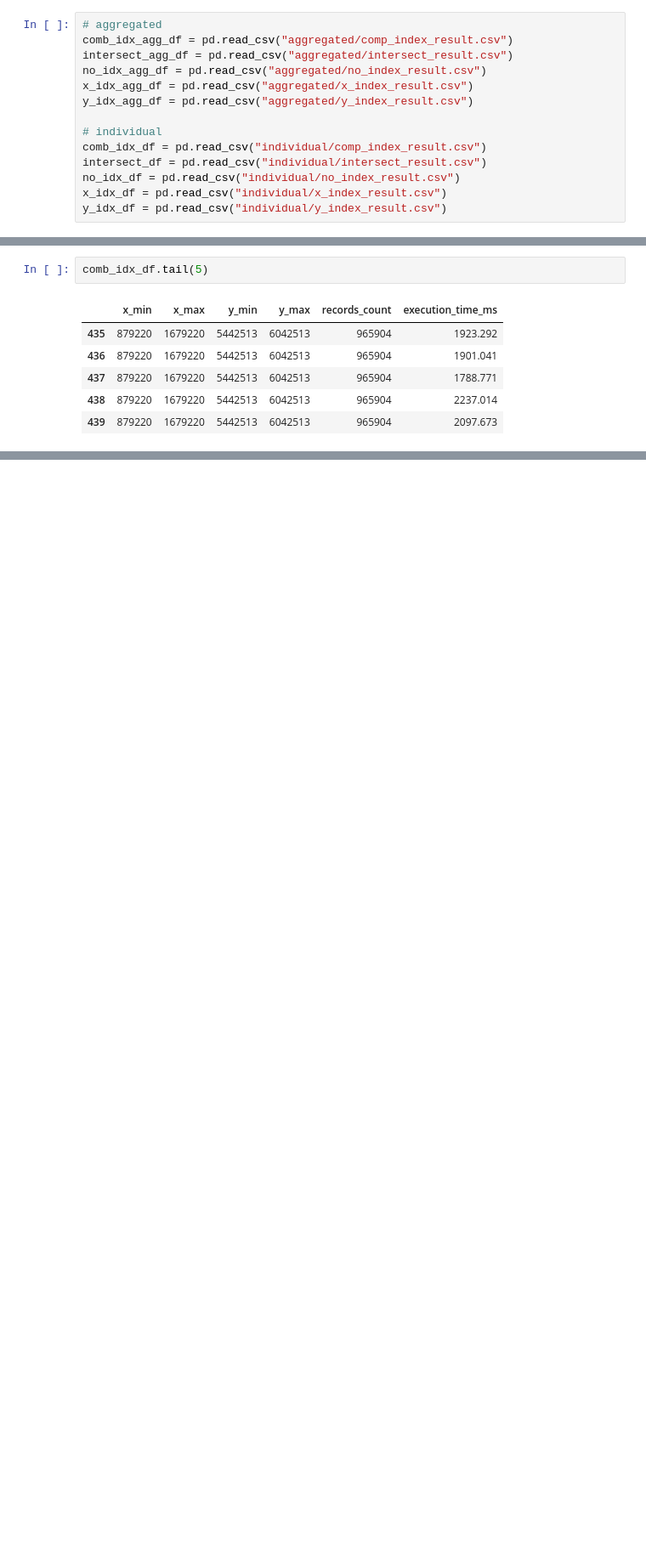
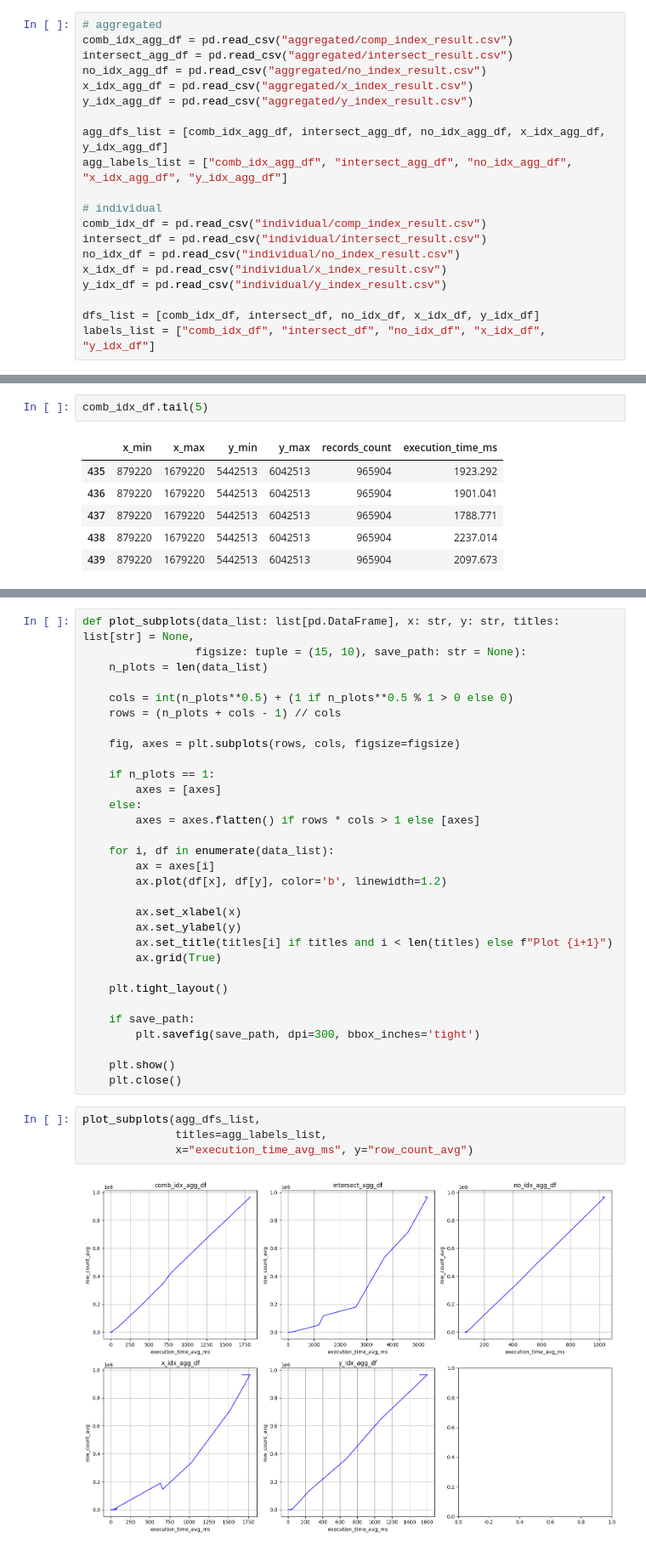
Before and after one commit to deyme17/SQLite_Index_benchmarks, a Jupyter notebook: results/results_analysis.ipynb, the cells around one changed output, grey strips where cells are left out. Shown at 85% size. Drawn from its saved outputs; the diff is of its cells as text; blank space fills up the shorter version.

```diff
--- a/results/results_analysis.ipynb
+++ b/results/results_analysis.ipynb
@@ -12,12 +12,18 @@ no_idx_agg_df = pd.read_csv("aggregated/no_index_result.csv")
 x_idx_agg_df = pd.read_csv("aggregated/x_index_result.csv")
 y_idx_agg_df = pd.read_csv("aggregated/y_index_result.csv")
 
+agg_dfs_list = [comb_idx_agg_df, intersect_agg_df, no_idx_agg_df, x_idx_agg_df, y_idx_agg_df]
+agg_labels_list = ["comb_idx_agg_df", "intersect_agg_df", "no_idx_agg_df", "x_idx_agg_df", "y_idx_agg_df"]
+
 # individual
 comb_idx_df = pd.read_csv("individual/comp_index_result.csv")
 intersect_df = pd.read_csv("individual/intersect_result.csv")
 no_idx_df = pd.read_csv("individual/no_index_result.csv")
 x_idx_df = pd.read_csv("individual/x_index_result.csv")
 y_idx_df = pd.read_csv("individual/y_index_result.csv")
+
+dfs_list = [comb_idx_df, intersect_df, no_idx_df, x_idx_df, y_idx_df]
+labels_list = ["comb_idx_df", "intersect_df", "no_idx_df", "x_idx_df", "y_idx_df"]
 # %% [markdown]
 Look at some data frame
 # %%
@@ -40,0 +97,37 @@ comb_idx_df.tail(5)
+# %%
+def plot_subplots(data_list: list[pd.DataFrame], x: str, y: str, titles: list[str] = None,
+                 figsize: tuple = (15, 10), save_path: str = None):
+    n_plots = len(data_list)
+
+    cols = int(n_plots**0.5) + (1 if n_plots**0.5 % 1 > 0 else 0)
+    rows = (n_plots + cols - 1) // cols
+
+    fig, axes = plt.subplots(rows, cols, figsize=figsize)
+
+    if n_plots == 1:
+        axes = [axes]
+    else:
+        axes = axes.flatten() if rows * cols > 1 else [axes]
+
+    for i, df in enumerate(data_list):
+        ax = axes[i]
+        ax.plot(df[x], df[y], color='b', linewidth=1.2)
+
+        ax.set_xlabel(x)
+        ax.set_ylabel(y)
+        ax.set_title(titles[i] if titles and i < len(titles) else f"Plot {i+1}")
+        ax.grid(True)
+
+    plt.tight_layout()
+
+    if save_path:
+        plt.savefig(save_path, dpi=300, bbox_inches='tight')
+
+    plt.show()
+    plt.close()
+# %%
+plot_subplots(agg_dfs_list,
+              titles=agg_labels_list,
+              x="execution_time_avg_ms", y="row_count_avg")
+# %% [output]
+[figure, added]
```
Also changed, not shown: parts of 20 cells of this notebook.
